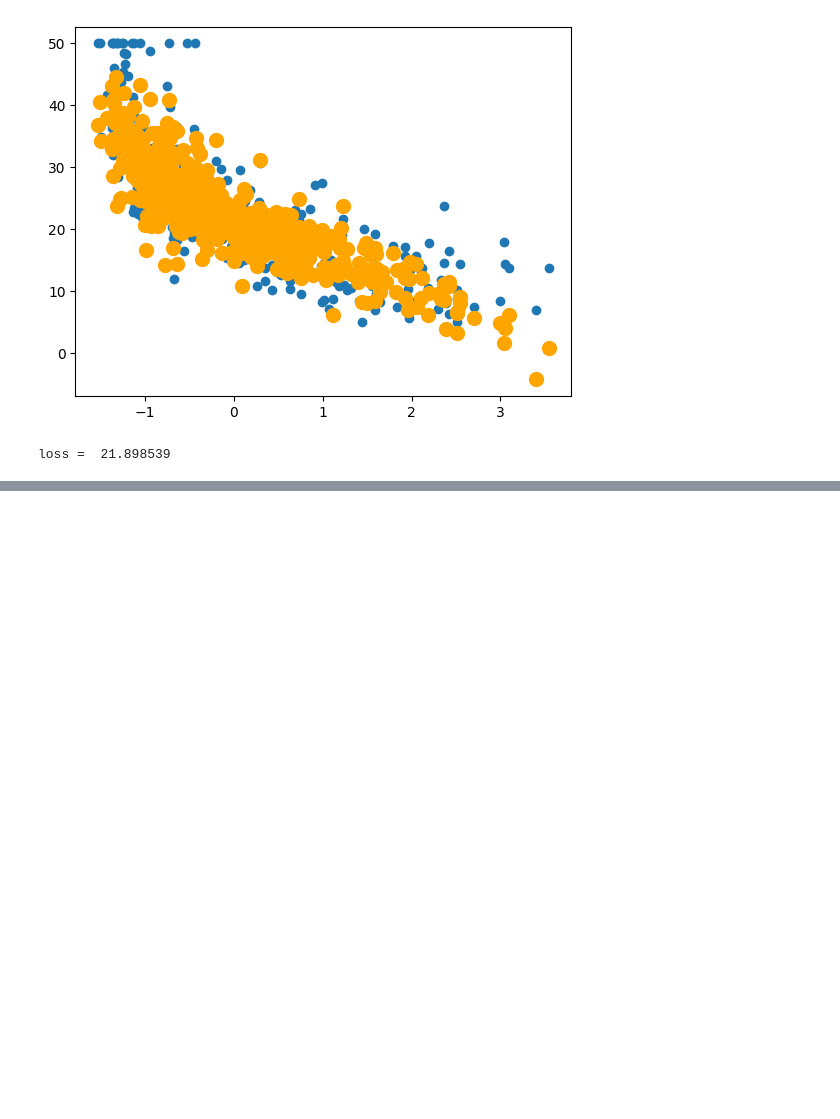
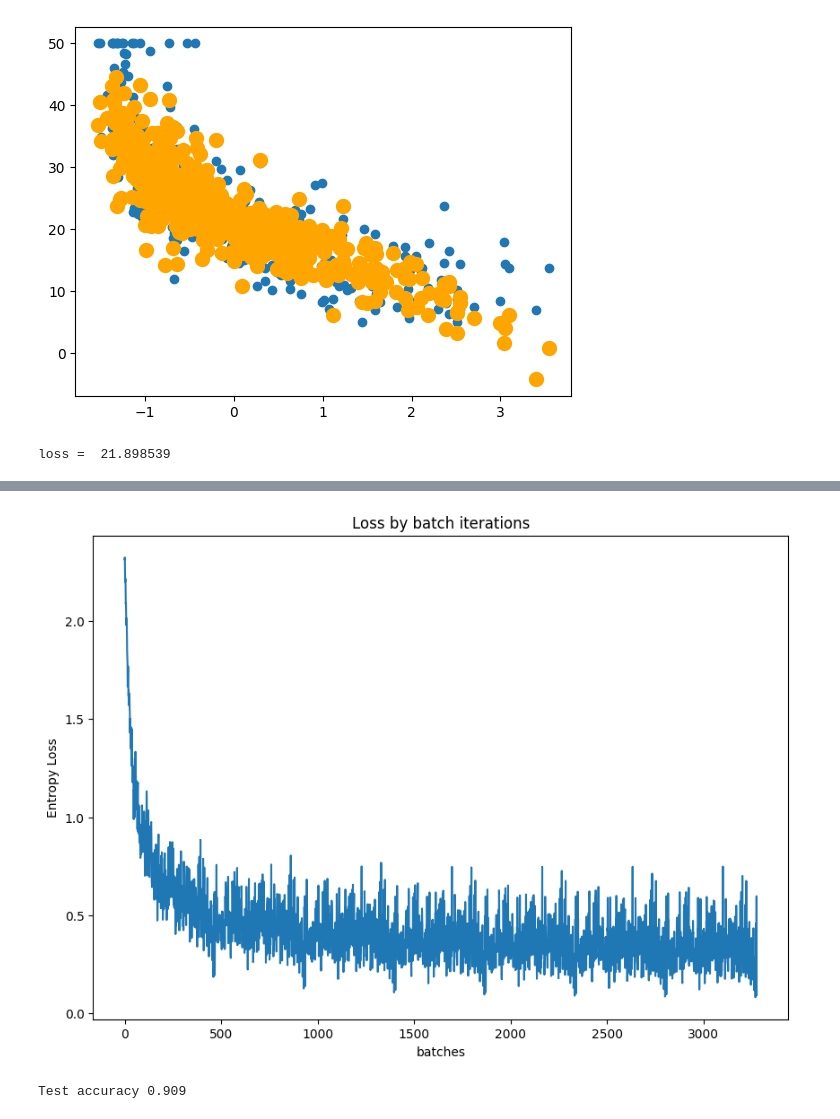
Before and after one commit to betelgeus/study, a Jupyter notebook: data_science/Neural_Network/Computer_Vision/PyTorch_Practical_Tasks.ipynb, the cells around one changed output, grey strips where cells are left out. Saved outputs shown, nothing was run; the diff lists cells and outputs as text; code cells hidden in the pictures; blank space fills up the shorter version.

```diff
--- a/data_science/Neural_Network/Computer_Vision/PyTorch_Practical_Tasks.ipynb
+++ b/data_science/Neural_Network/Computer_Vision/PyTorch_Practical_Tasks.ipynb
@@ -306,0 +280,3 @@ torch.float32
+# %%
+W = torch.FloatTensor(features, classes).uniform_(-1, 1) / features ** 0.5
+W.requires_grad_()
@@ -306,0 +297,4 @@ torch.float32
+# %%
+epochs = 7
+lr=1e-2
+history = []
@@ -306,0 +306,31 @@ torch.float32
+# %%
+for i in tqdm(range(epochs)):
+  for x_batch, y_batch in train_loader:
+
+    # загружаем батч данных (вытянутый в линию)
+    x_batch = x_batch.reshape(x_batch.shape[0], -1)
+
+    # предскажем вероятности для каждого класса (цифры)
+    # найдем значения функции линейной регрессии, чтобы получить шансы, аналогично логистической регрессии
+    logits = x_batch @ W
+
+    # выполним логит преобразование шансов с помощью softmax, чтобы получить вероятности
+    probabilities = torch.exp(logits) / torch.exp(logits).sum(dim=1, keepdims=True)
+
+    # вычисляем функцию потерь (log loss, также известная как кросс-энтропия)
+    # probabilities[range(batch_size), y_batch]) выбираем вероятности для истинного класса
+    loss = -torch.log(probabilities[range(batch_size), y_batch]).mean()
+    # сохраним полученные значения
+    history.append(loss.item())
+
+    # вычисляем градиенты
+    loss.backward()
+
+    # делаем шаг градиентного спуска
+    grad = W.grad
+    with torch.no_grad():
+      W -= lr * grad
+    # обнулим значения градиентов
+    W.grad.zero_()
+
+  print(f'{i+1},\t loss: {history[-1]}')
@@ -306,0 +345,30 @@ torch.float32
+# %%
+plt.figure(figsize=(10, 7))
+plt.plot(history)
+plt.title('Loss by batch iterations')
+plt.ylabel('Entropy Loss')
+plt.xlabel('batches')
+plt.show()
+# %% [output]
+[figure, added]
+# %%
+# проверим точность предсказания на тестовой выборке
+acc = 0
+batches = 0
+
+for x_batch, y_batch in test_loader:
+    # загружаем батч данных (вытянутый в линию)
+    batches += 1
+    x_batch = x_batch.view(x_batch.shape[0], -1)
+    y_batch = y_batch
+
+    # Предскажем вероятность класса, использовав полученные веса
+    # и выбрав id класса с наибольшей вероятностью. Ниже пример argmax
+    # dim это аналог axis
+    preds = torch.argmax(x_batch @ W, dim=1)
+    # найдем точность
+    acc += (preds==y_batch).cpu().numpy().mean()
+
+print(f'Test accuracy {acc / batches:.3}')
+# %% [output]
+Test accuracy 0.909
```
Also changed, not shown: parts of 68 cells of this notebook, 2 other files.
